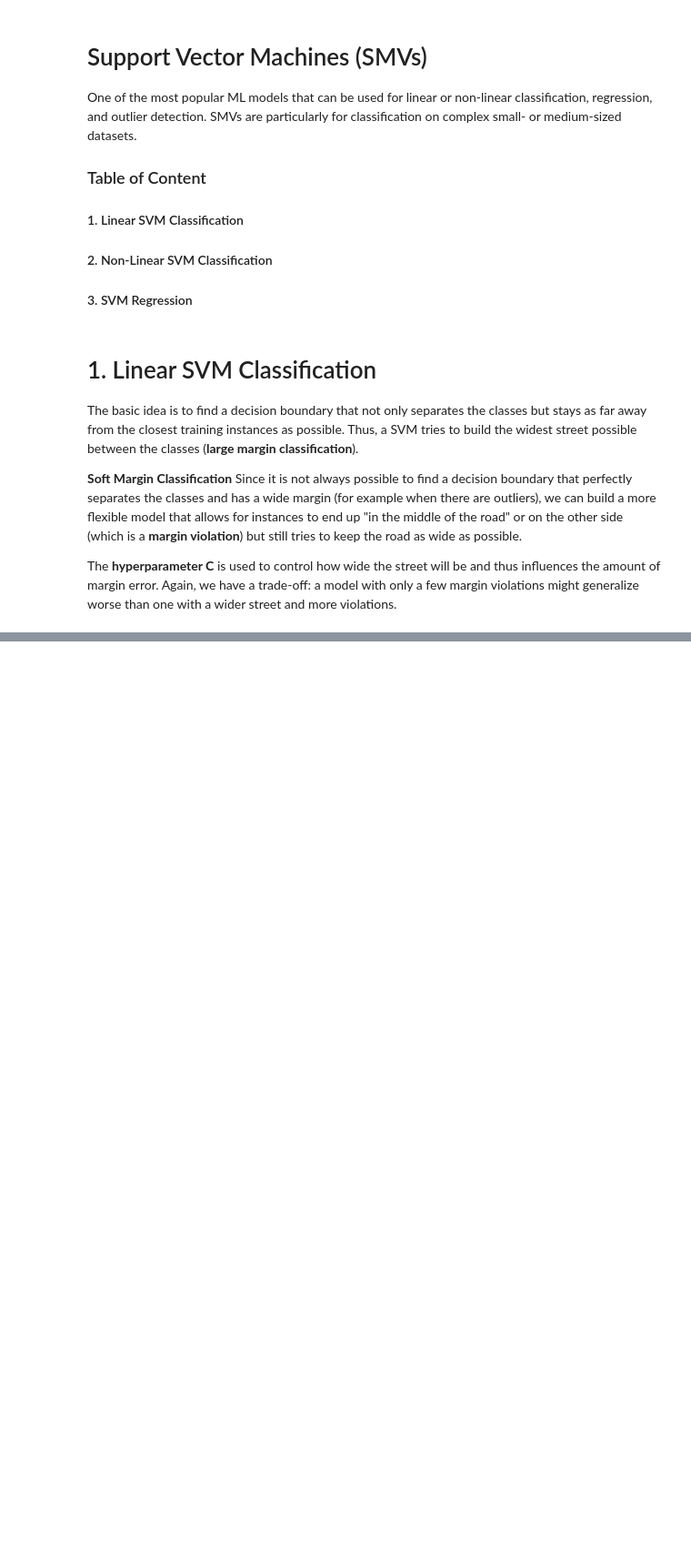
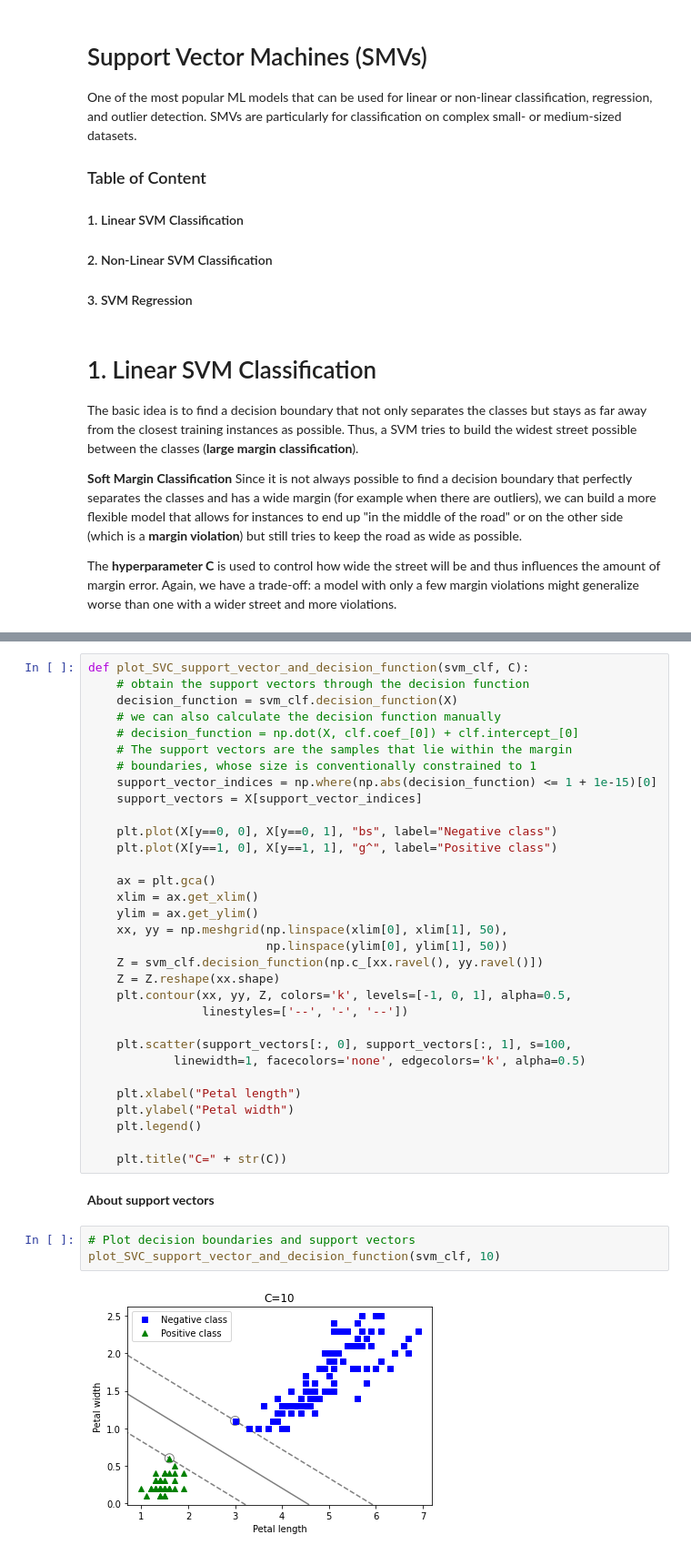
Before and after one commit to JonasSchroeder/handsonmachinelearning, a Jupyter notebook: Support Vector Machines (SVM).ipynb, the cells around one changed output, grey strips where cells are left out. Shown at 91% size. Cells and saved outputs as stored; diff of their text form; blank space fills up the shorter version.

```diff
--- a/Support Vector Machines (SVM).ipynb
+++ b/Support Vector Machines (SVM).ipynb
@@ -18,0 +80,39 @@ The **hyperparameter C** is used to control how wide the street will be and thus
+# %%
+def plot_SVC_support_vector_and_decision_function(svm_clf, C):
+    # obtain the support vectors through the decision function
+    decision_function = svm_clf.decision_function(X)
+    # we can also calculate the decision function manually
+    # decision_function = np.dot(X, clf.coef_[0]) + clf.intercept_[0]
+    # The support vectors are the samples that lie within the margin
+    # boundaries, whose size is conventionally constrained to 1
+    support_vector_indices = np.where(np.abs(decision_function) <= 1 + 1e-15)[0]
+    support_vectors = X[support_vector_indices]
+
+    plt.plot(X[y==0, 0], X[y==0, 1], "bs", label="Negative class")
+    plt.plot(X[y==1, 0], X[y==1, 1], "g^", label="Positive class")
+
+    ax = plt.gca()
+    xlim = ax.get_xlim()
+    ylim = ax.get_ylim()
+    xx, yy = np.meshgrid(np.linspace(xlim[0], xlim[1], 50),
+                         np.linspace(ylim[0], ylim[1], 50))
+    Z = svm_clf.decision_function(np.c_[xx.ravel(), yy.ravel()])
+    Z = Z.reshape(xx.shape)
+    plt.contour(xx, yy, Z, colors='k', levels=[-1, 0, 1], alpha=0.5,
+                linestyles=['--', '-', '--'])
+
+    plt.scatter(support_vectors[:, 0], support_vectors[:, 1], s=100,
+            linewidth=1, facecolors='none', edgecolors='k', alpha=0.5)
+
+    plt.xlabel("Petal length")
+    plt.ylabel("Petal width")
+    plt.legend()
+
+    plt.title("C=" + str(C))
+# %% [markdown]
+**About support vectors**
+# %%
+# Plot decision boundaries and support vectors
+plot_SVC_support_vector_and_decision_function(svm_clf, 10)
+# %% [output]
+[figure, added]
```
Also changed, not shown: parts of 12 cells of this notebook.
